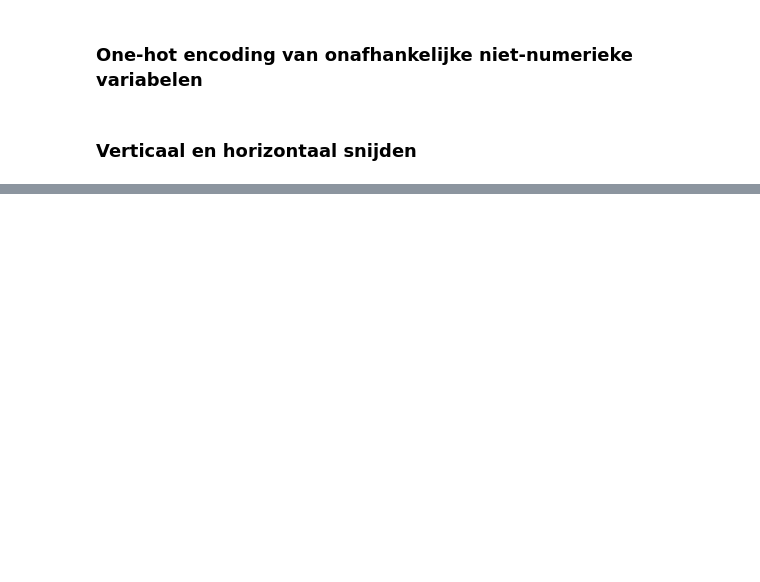
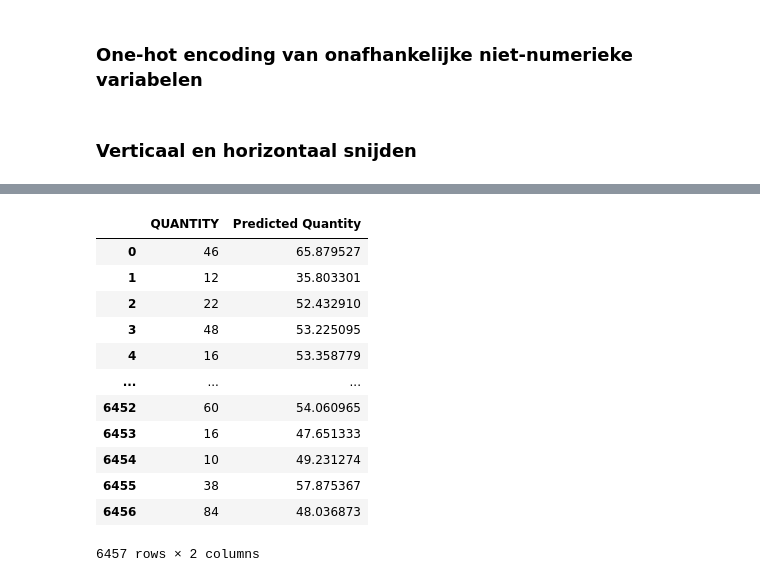
Before and after one commit to DKnightAnon/DEDS_repository, a Jupyter notebook: Week 8/Practicum_8.1_Regressiemodellen.ipynb, the cells around one changed output, grey strips where cells are left out. Drawn from its saved outputs; the diff is of its cells as text; code cells hidden in the pictures; blank space fills up the shorter version.

```diff
--- a/Week 8/Practicum_8.1_Regressiemodellen.ipynb
+++ b/Week 8/Practicum_8.1_Regressiemodellen.ipynb
@@ -132,0 +188,9 @@ dataset
+# %%
+x_train, x_test, y_train, y_test = train_test_split(
+    X_dataset,
+    Y_dataset,
+    test_size=0.15, #Percentage van de datasets dat opzij wordt gezet voor test doeleinden
+    random_state=42 #zorgt ervoor dat resultaten consistent blijven. Arbitrair nummer
+)
+print(f"Length of x_train is {len(x_train)} \nLength of y_train is {len(y_train)}")
+display(y_train)
@@ -132,0 +251,18 @@ dataset
+# %%
+y_prediction_merge_test = pd.concat([y_test.reset_index()["QUANTITY"], prediction_DF], axis=1)
+y_prediction_merge_test.loc[y_prediction_merge_test["Predicted Quantity"].notna(),:]
+y_prediction_merge_test
+# %% [output]
+|  | QUANTITY | Predicted Quantity |
+| 0 | 46 | 65.879527 |
+| 1 | 12 | 35.803301 |
+| 2 | 22 | 52.432910 |
+| 3 | 48 | 53.225095 |
+| 4 | 16 | 53.358779 |
+| ... | ... | ... |
+| 6452 | 60 | 54.060965 |
+| 6453 | 16 | 47.651333 |
+| 6454 | 10 | 49.231274 |
+| 6455 | 38 | 57.875367 |
+| 6456 | 84 | 48.036873 |
+6457 rows × 2 columns
```
Also changed, not shown: parts of 14 cells of this notebook, 5 other files.
